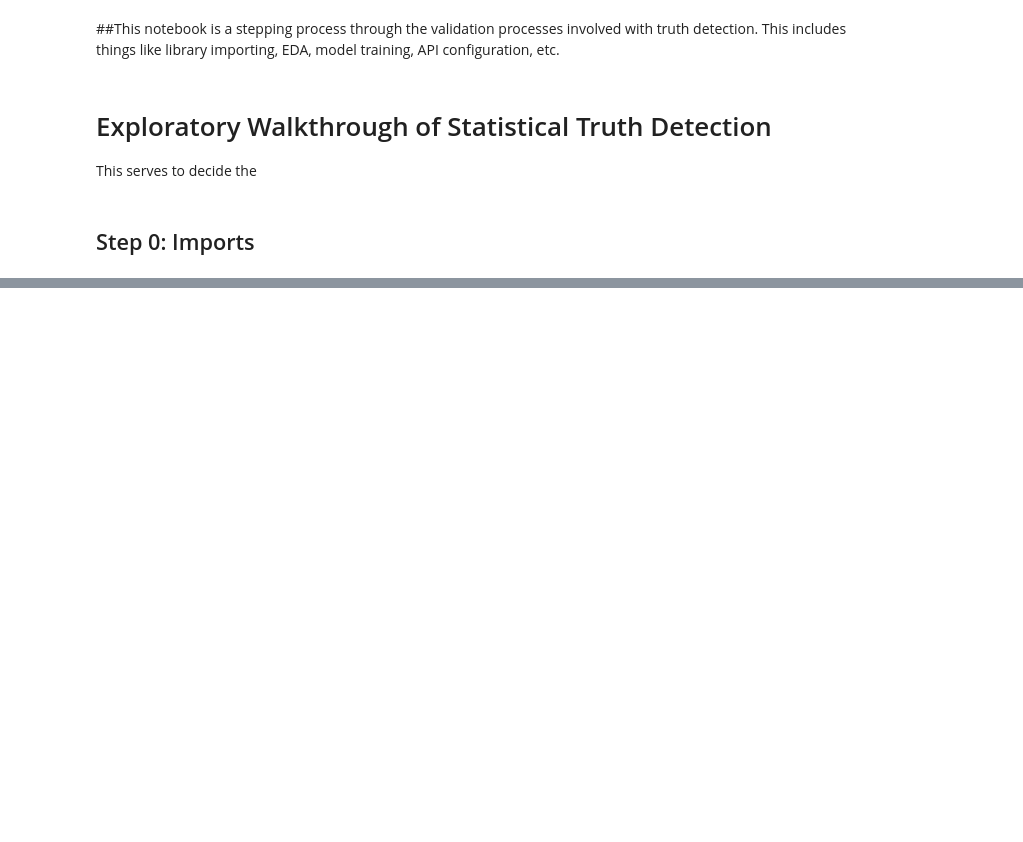
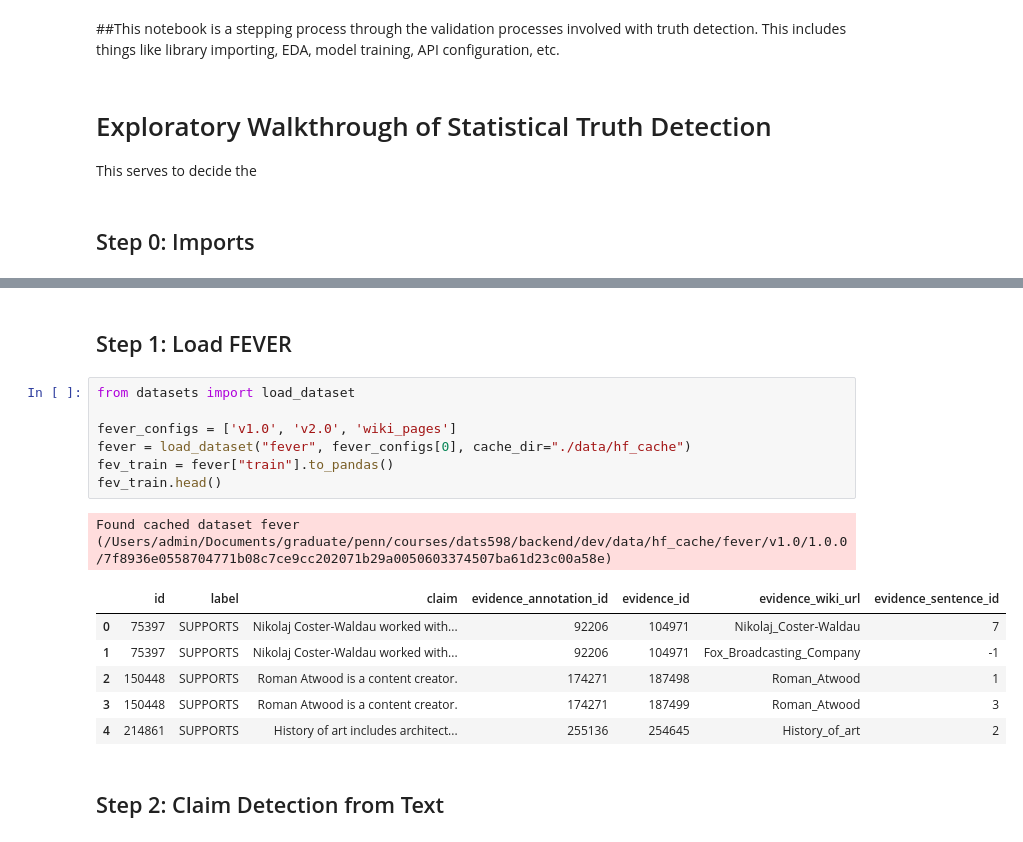
Before and after one commit to ericmcrisp/dats598, a Jupyter notebook: backend/dev/verification.ipynb, the cells around one changed output, grey strips where cells are left out. Drawn from its saved outputs; the diff is of its cells as text; blank space fills up the shorter version.

```diff
--- a/backend/dev/verification.ipynb
+++ b/backend/dev/verification.ipynb
@@ -83,0 +109,19 @@ RuntimeError: Dataset scripts are no longer supported, but found fever.py
+# %% [markdown]
+## Step 1: Load FEVER
+# %%
+from datasets import load_dataset
+
+fever_configs = ['v1.0', 'v2.0', 'wiki_pages']
+fever = load_dataset("fever", fever_configs[0], cache_dir="./data/hf_cache")
+fev_train = fever["train"].to_pandas()
+fev_train.head()
+# %% [output]
+Found cached dataset fever (/Users/admin/Documents/graduate/penn/courses/dats598/backend/dev/data/hf_cache/fever/v1.0/1.0.0/7f8936e0558704771b08c7ce9cc202071b29a0050603374507ba61d23c00a58e)
+|  | id | label | claim | evidence_annotation_id | evidence_id | evidence_wiki_url | evidence_sentence_id |
+| 0 | 75397 | SUPPORTS | Nikolaj Coster-Waldau worked with... | 92206 | 104971 | Nikolaj_Coster-Waldau | 7 |
+| 1 | 75397 | SUPPORTS | Nikolaj Coster-Waldau worked with... | 92206 | 104971 | Fox_Broadcasting_Company | -1 |
+| 2 | 150448 | SUPPORTS | Roman Atwood is a content creator. | 174271 | 187498 | Roman_Atwood | 1 |
+| 3 | 150448 | SUPPORTS | Roman Atwood is a content creator. | 174271 | 187499 | Roman_Atwood | 3 |
+| 4 | 214861 | SUPPORTS | History of art includes architect... | 255136 | 254645 | History_of_art | 2 |
+# %% [markdown]
+## Step 2: Claim Detection from Text
```
Also changed, not shown: parts of 4 cells of this notebook, 49 other files.
